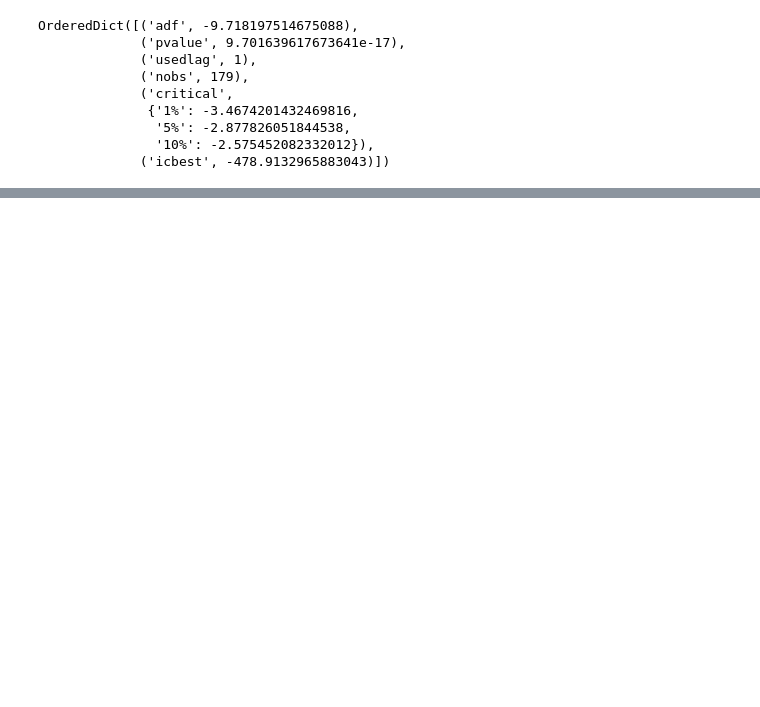
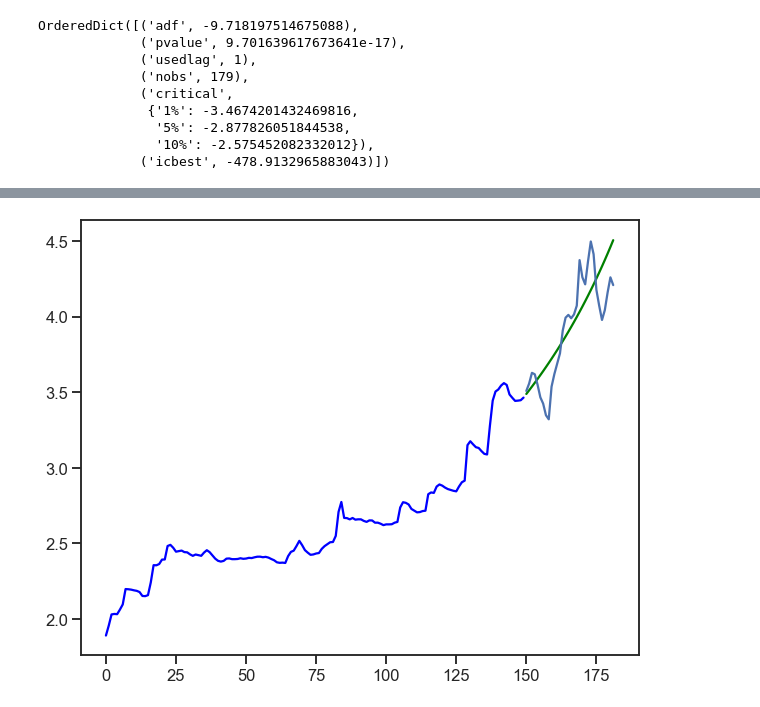
Before and after one commit to millengustavo/time-series-forecasting, a Jupyter notebook: notebooks/pandas-time-series.ipynb, the cells around one changed output, grey strips where cells are left out. Cells and saved outputs as stored; diff of their text form; code cells hidden in the pictures; blank space fills up the shorter version.

```diff
--- a/notebooks/pandas-time-series.ipynb
+++ b/notebooks/pandas-time-series.ipynb
@@ -434,0 +485,9 @@ sns.despine()
+# %%
+pipeline = Pipeline([
+    ('boxcox', BoxCoxEndogTransformer(lmbda2=1e-6)),  # lmbda2 avoids negative values
+    ('arima', pm.AutoARIMA(seasonal=True, m=12,
+                           suppress_warnings=True,
+                           trace=True))
+])
+# %%
+pipeline.fit(train)
@@ -434,0 +521,11 @@ sns.despine()
+# %%
+forecasts = pipeline.predict(test.shape[0])
+
+# Visualize the forecasts (blue=train, green=forecasts)
+x = np.arange(y.shape[0])
+plt.plot(x[:150], train, c='blue')
+plt.plot(x[150:], forecasts, c='green')
+plt.plot(x[150:], test, "b-")
+plt.show()
+# %% [output]
+[figure, added]
```
Also changed, not shown: parts of 28 cells of this notebook.
